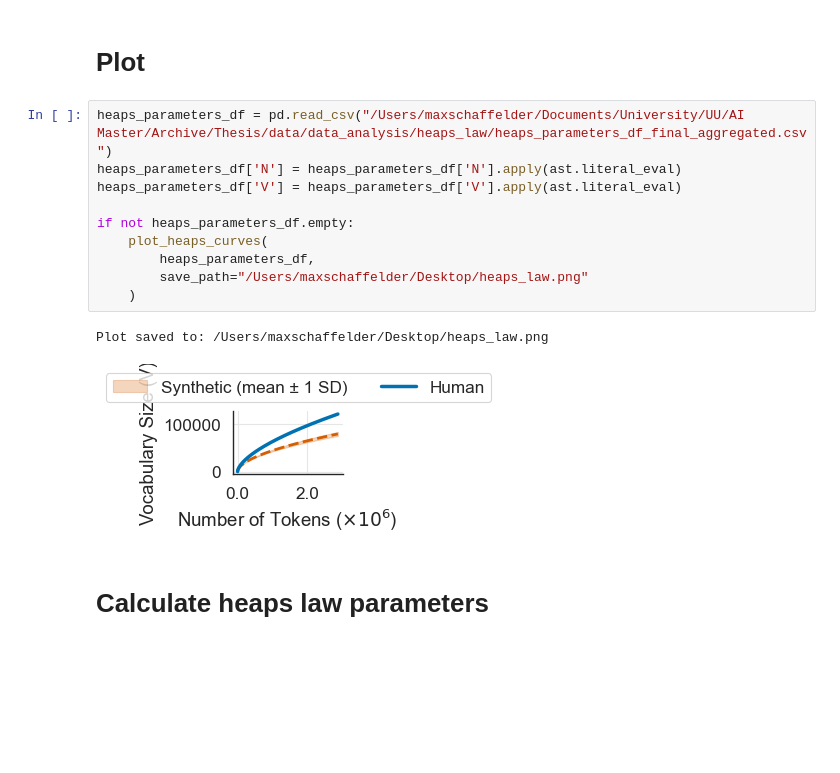
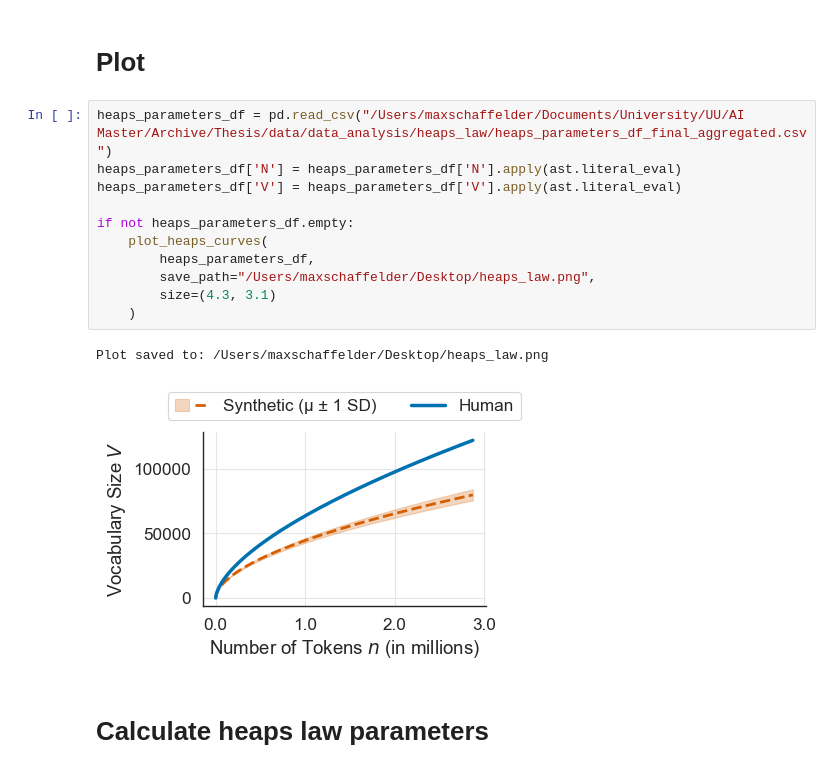
Before and after one commit to maxschaffelder/synthetic_data_diversity, a Jupyter notebook: data_analysis/lexical_diversity/heaps_law.ipynb, the cells around one changed output. Drawn from its saved outputs; the diff is of its cells as text; blank space fills up the shorter version.

```diff
--- a/data_analysis/lexical_diversity/heaps_law.ipynb
+++ b/data_analysis/lexical_diversity/heaps_law.ipynb
@@ -165,16 +138,17 @@ def plot_heaps_curves(df, title="Heaps' Law: Vocabulary Growth", save_path=None)
 # %%
 heaps_parameters_df = pd.read_csv("/Users/maxschaffelder/Documents/University/UU/AI Master/Archive/Thesis/data/data_analysis/heaps_law/heaps_parameters_df_final_aggregated.csv")
 heaps_parameters_df['N'] = heaps_parameters_df['N'].apply(ast.literal_eval)
 heaps_parameters_df['V'] = heaps_parameters_df['V'].apply(ast.literal_eval)
 
 if not heaps_parameters_df.empty:
     plot_heaps_curves(
         heaps_parameters_df,
-        save_path="/Users/maxschaffelder/Desktop/heaps_law.png"
+        save_path="/Users/maxschaffelder/Desktop/heaps_law.png",
+        size=(4.3, 3.1)
     )
 # %% [output]
 Plot saved to: /Users/maxschaffelder/Desktop/heaps_law.png
-[figure, old version]
+[figure, new version]
 # %% [markdown]
 # Calculate heaps law parameters
 # %%
```
Also changed, not shown: parts of 1 cell of this notebook.
